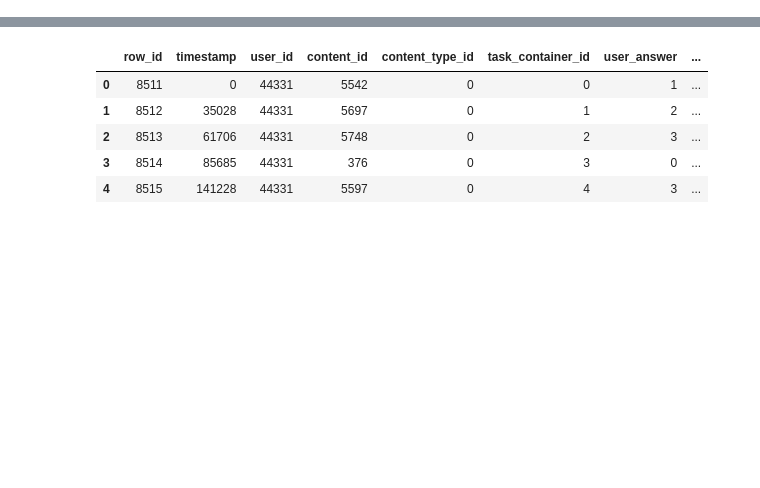
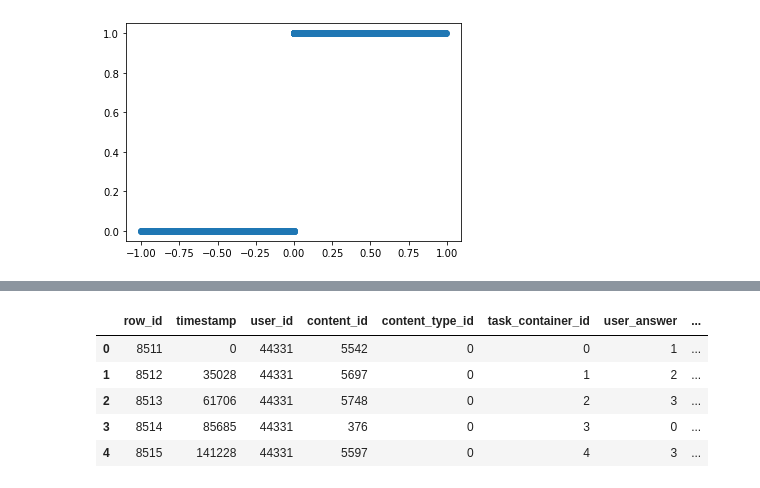
Before and after one commit to zakopuro/kaggle_Riiid, a Jupyter notebook: notebook/debug.ipynb, the cells around one changed output, grey strips where cells are left out. Saved outputs shown, nothing was run; the diff lists cells and outputs as text; code cells hidden in the pictures; blank space fills up the shorter version.

```diff
--- a/notebook/debug.ipynb
+++ b/notebook/debug.ipynb
@@ -15,0 +95,4 @@ import sys
+# %%
+task_count.columns = ['user_id','task_container_id','task_container_count']
+# %%
+valid_ans = pd.merge(valid_ans,task_count,on=['user_id','task_container_id'],how='left')
@@ -15,0 +142,9 @@ import sys
+# %%
+valid_ans = pd.merge(valid_ans,valid,on='row_id',how='left')
+# %%
+valid_ans['diff'] = valid_ans[TARGET] - valid_ans['pred']
+# %%
+plt.scatter(valid_ans['diff'],valid_ans[TARGET])
+plt.show()
+# %% [output]
+[figure, added]
```
Also changed, not shown: parts of 41 cells of this notebook, 9 other files.
